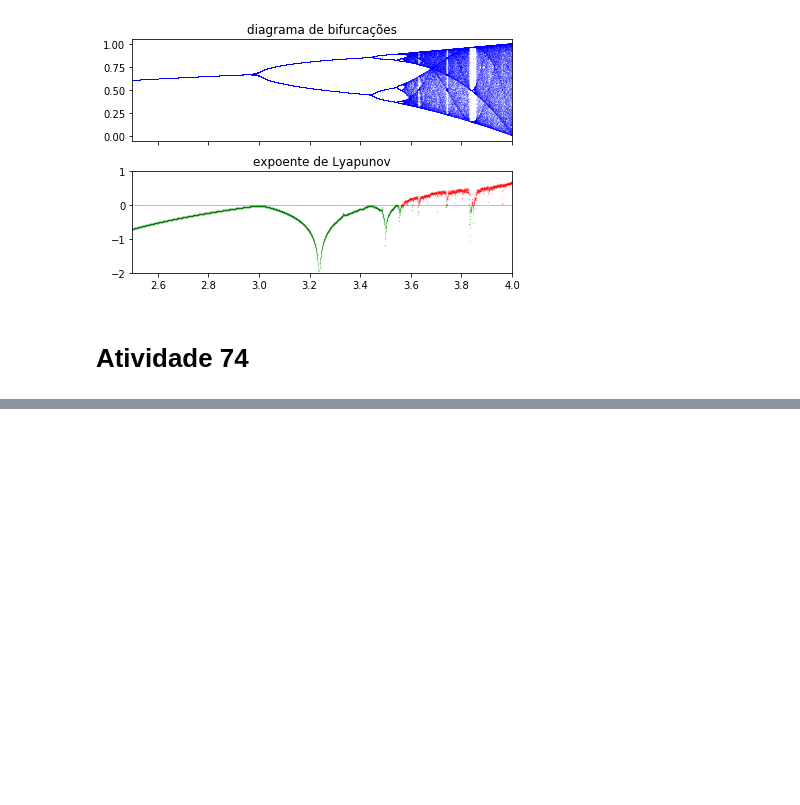
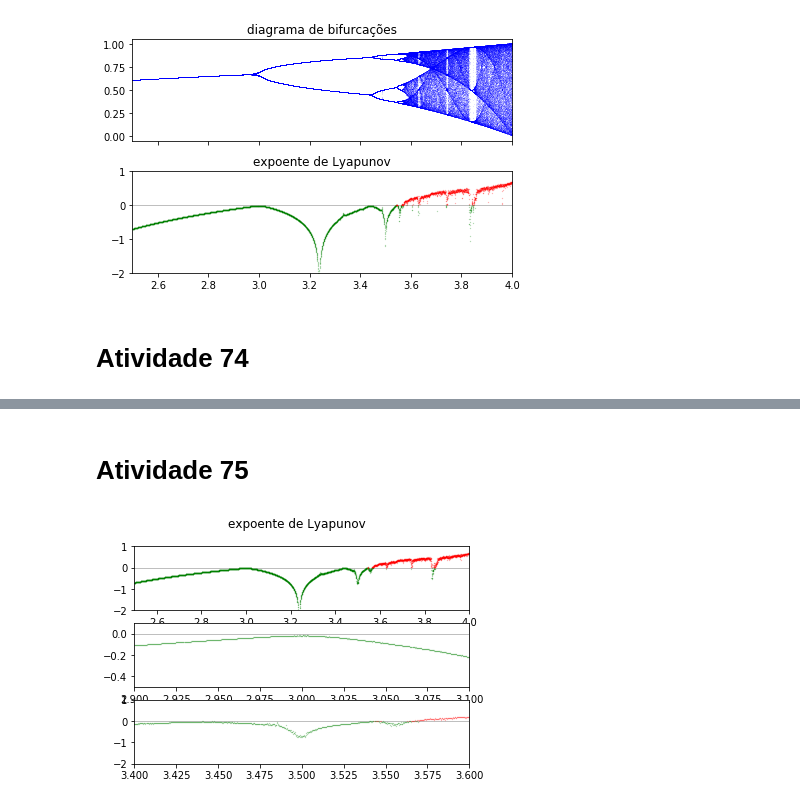
Before and after one commit to felipe-gm/ifusp_introcaos, a Jupyter notebook: Exercícios Introdução ao Caos.ipynb, the cells around one changed output, grey strips where cells are left out. Saved outputs shown, nothing was run; the diff lists cells and outputs as text; code cells hidden in the pictures; blank space fills up the shorter version.

```diff
--- a/Exercícios Introdução ao Caos.ipynb
+++ b/Exercícios Introdução ao Caos.ipynb
@@ -352,0 +353,58 @@ plt.show()
+# %% [markdown]
+# Atividade 75
+# %%
+rng = np.random.default_rng()
+
+r = np.linspace(1., 4., n)
+x = .3 * np.ones(n)
+lyapunov = np.zeros(n)
+
+fig, (ax1, ax2, ax3) = plt.subplots(3, 1, figsize=[6.4, 4.8])
+for i in range(NT+N):
+    x = logistic(r, x)
+
+    lyapunov += np.log(abs(r - 2 * r * x))
+
+    x += 0.001*(0.5-rng.random(x.size))
+
+ax1.axhline(0, color='k', lw=.5, alpha=.5)
+
+ax1.plot(r[lyapunov < 0],
+         lyapunov[lyapunov < 0] / (NT+N),
+         'g.', alpha=.5, ms=.5)
+
+ax1.plot(r[lyapunov >= 0],
+         lyapunov[lyapunov >= 0] / (NT+N),
+         '.r', alpha=.5, ms=.5)
+ax1.set_xlim(2.5, 4)
+ax1.set_ylim(-2, 1)
+
+
+ax2.axhline(0, color='k', lw=.5, alpha=.5)
+
+ax2.plot(r[lyapunov < 0],
+         lyapunov[lyapunov < 0] / (NT+N),
+         '.g', alpha=.5, ms=.5)
+
+ax2.plot(r[lyapunov >= 0],
+         lyapunov[lyapunov >= 0] / (NT+N),
+         '.r', alpha=.5, ms=.5)
+ax2.set_xlim(2.9, 3.1)
+ax2.set_ylim(-.5, .1)
+
+ax3.axhline(0, color='k', lw=.5, alpha=.5)
+
+ax3.plot(r[lyapunov < 0],
+         lyapunov[lyapunov < 0] / (NT+N),
+         '.g', alpha=.5, ms=.5)
+
+ax3.plot(r[lyapunov >= 0],
+         lyapunov[lyapunov >= 0] / (NT+N),
+         '.r', alpha=.5, ms=.5)
+ax3.set_xlim(3.4, 3.6)
+ax3.set_ylim(-2, 1)
+
+fig.suptitle("expoente de Lyapunov")
+plt.show()
+# %% [output]
+[figure, added]
```
Also changed, not shown: parts of 1 cell of this notebook.
